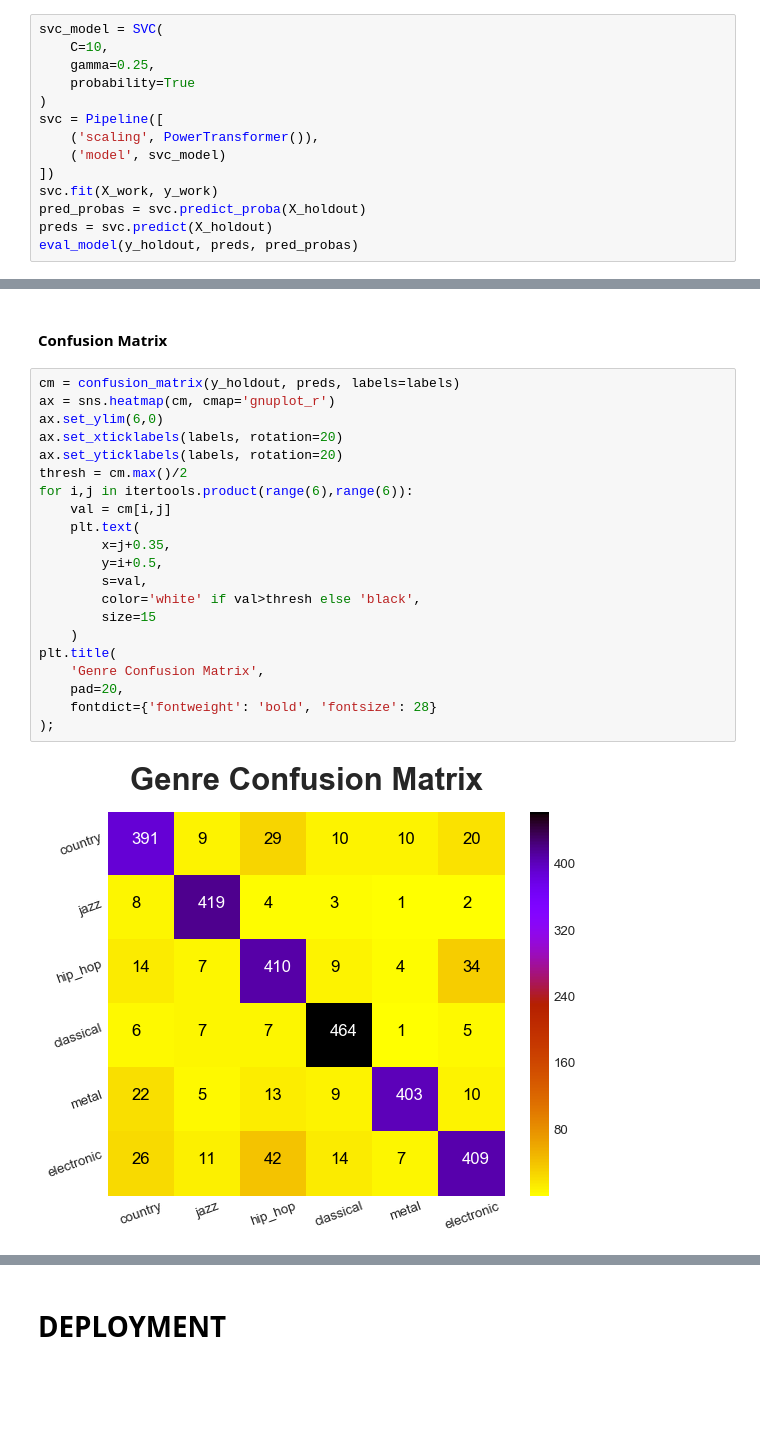
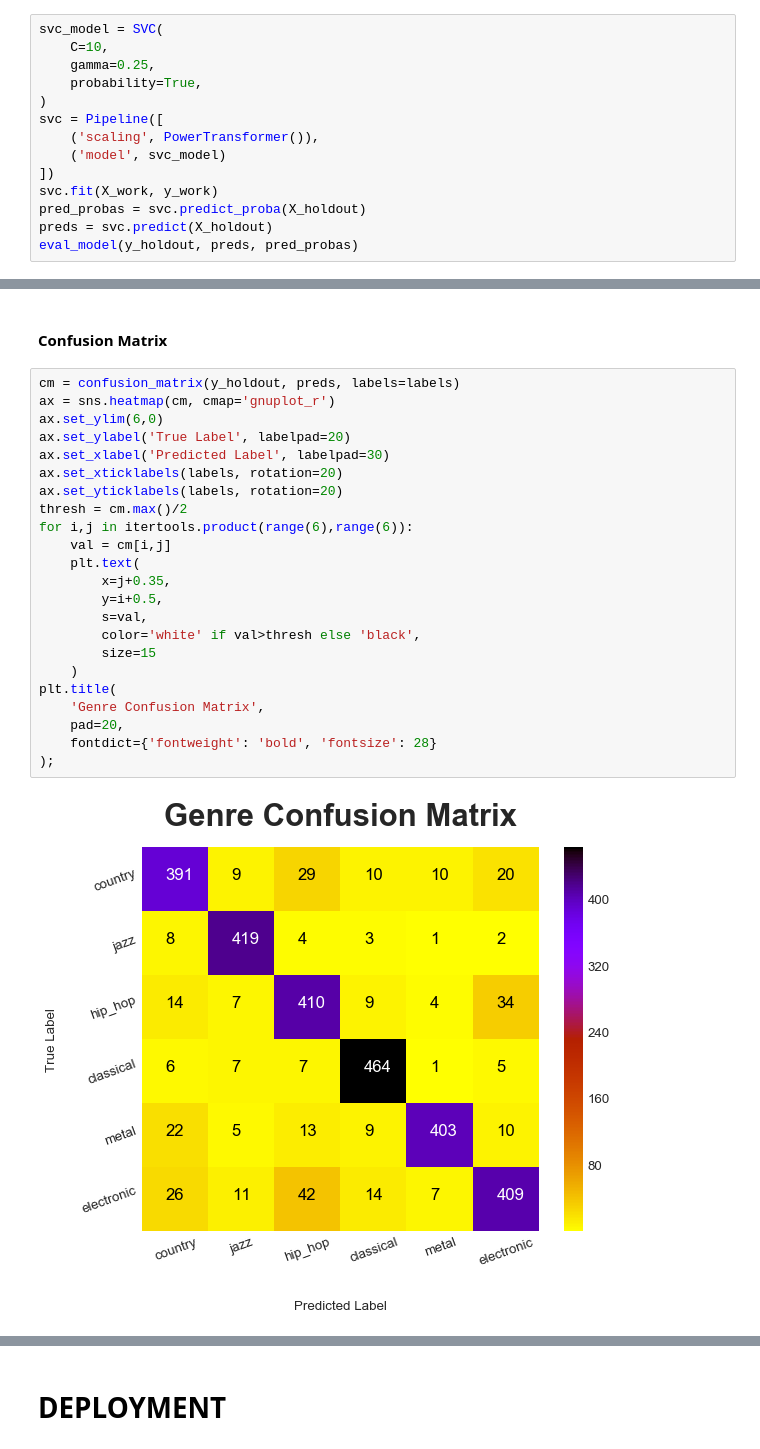
Before and after one commit to Patrickbfuller/classify_genre, a Jupyter notebook: genres.ipynb, the cells around one changed output, grey strips where cells are left out. Cells and saved outputs as stored; diff of their text form; blank space fills up the shorter version.

```diff
--- a/genres.ipynb
+++ b/genres.ipynb
@@ -591,7 +594,7 @@ from sklearn.metrics import confusion_matrix, roc_auc_score
 svc_model = SVC(
     C=10,
     gamma=0.25,
-    probability=True
+    probability=True,
 )
 svc = Pipeline([
     ('scaling', PowerTransformer()),
@@ -612,23 +615,25 @@ Log Loss:
 # %%
 cm = confusion_matrix(y_holdout, preds, labels=labels)
 ax = sns.heatmap(cm, cmap='gnuplot_r')
 ax.set_ylim(6,0)
+ax.set_ylabel('True Label', labelpad=20)
+ax.set_xlabel('Predicted Label', labelpad=30)
 ax.set_xticklabels(labels, rotation=20)
 ax.set_yticklabels(labels, rotation=20)
 thresh = cm.max()/2
 for i,j in itertools.product(range(6),range(6)):
     val = cm[i,j]
     plt.text(
         x=j+0.35,
         y=i+0.5,
         s=val,
         color='white' if val>thresh else 'black',
         size=15
     )
 plt.title(
     'Genre Confusion Matrix',
     pad=20,
     fontdict={'fontweight': 'bold', 'fontsize': 28}
 );
 # %% [output]
-[figure, old version]
+[figure, new version]
```
Also changed, not shown: parts of 14 cells of this notebook, 2 other files.
